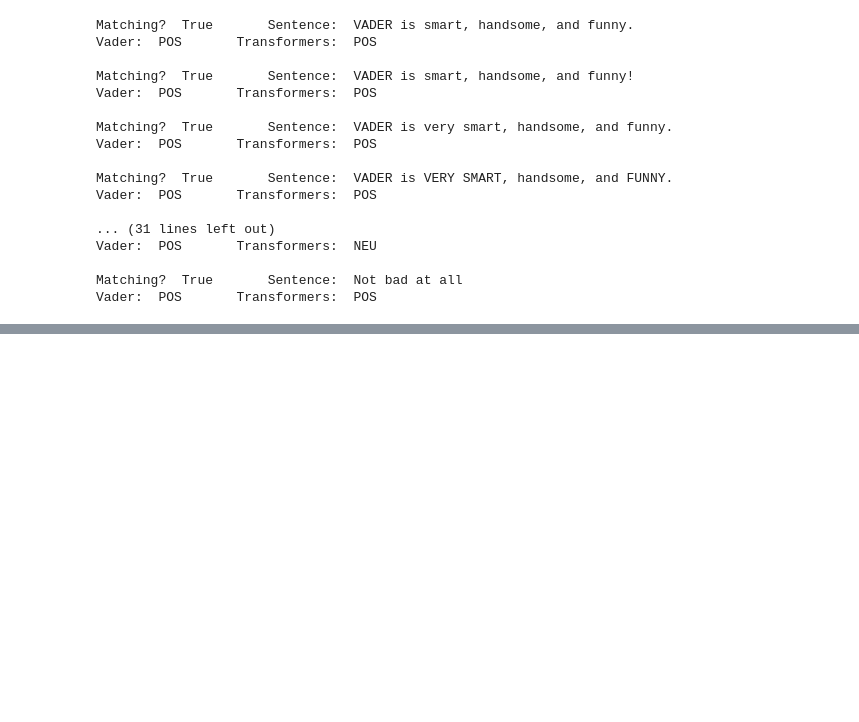
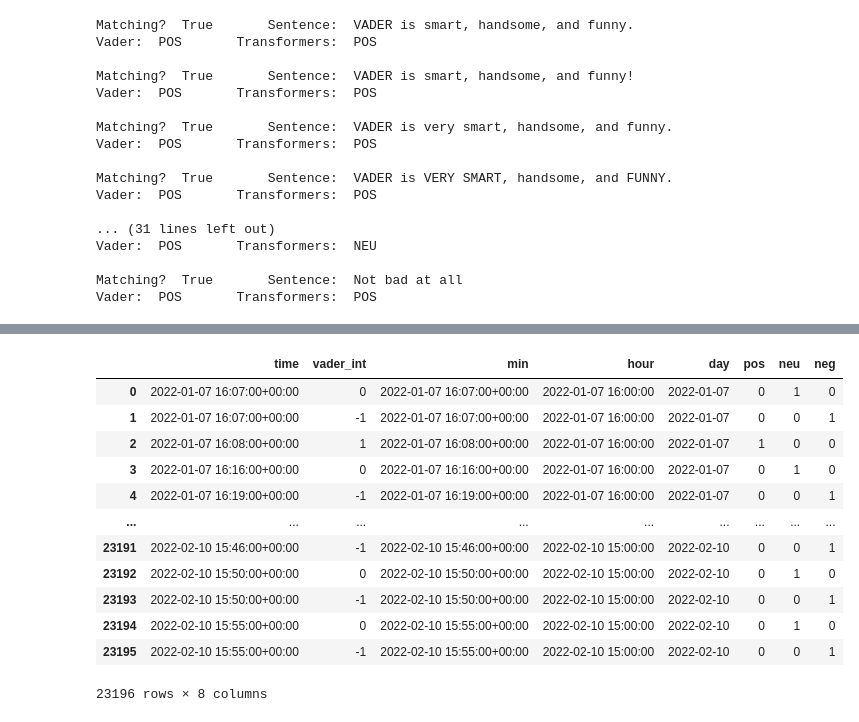
Before and after one commit to MGaulia/PD, a Jupyter notebook: 3 Sentiment.ipynb, the cells around one changed output, grey strips where cells are left out. Saved outputs shown, nothing was run; the diff lists cells and outputs as text; code cells hidden in the pictures; blank space fills up the shorter version.

```diff
--- a/3 Sentiment.ipynb
+++ b/3 Sentiment.ipynb
@@ -142,0 +220,16 @@ Vader:  POS       Transformers:  POS
+# %%
+tosum
+# %% [output]
+|  | time | vader_int | min | hour | day | pos | neu | neg |
+| 0 | 2022-01-07 16:07:00+00:00 | 0 | 2022-01-07 16:07:00+00:00 | 2022-01-07 16:00:00 | 2022-01-07 | 0 | 1 | 0 |
+| 1 | 2022-01-07 16:07:00+00:00 | -1 | 2022-01-07 16:07:00+00:00 | 2022-01-07 16:00:00 | 2022-01-07 | 0 | 0 | 1 |
+| 2 | 2022-01-07 16:08:00+00:00 | 1 | 2022-01-07 16:08:00+00:00 | 2022-01-07 16:00:00 | 2022-01-07 | 1 | 0 | 0 |
+| 3 | 2022-01-07 16:16:00+00:00 | 0 | 2022-01-07 16:16:00+00:00 | 2022-01-07 16:00:00 | 2022-01-07 | 0 | 1 | 0 |
+| 4 | 2022-01-07 16:19:00+00:00 | -1 | 2022-01-07 16:19:00+00:00 | 2022-01-07 16:00:00 | 2022-01-07 | 0 | 0 | 1 |
+| ... | ... | ... | ... | ... | ... | ... | ... | ... |
+| 23191 | 2022-02-10 15:46:00+00:00 | -1 | 2022-02-10 15:46:00+00:00 | 2022-02-10 15:00:00 | 2022-02-10 | 0 | 0 | 1 |
+| 23192 | 2022-02-10 15:50:00+00:00 | 0 | 2022-02-10 15:50:00+00:00 | 2022-02-10 15:00:00 | 2022-02-10 | 0 | 1 | 0 |
+| 23193 | 2022-02-10 15:50:00+00:00 | -1 | 2022-02-10 15:50:00+00:00 | 2022-02-10 15:00:00 | 2022-02-10 | 0 | 0 | 1 |
+| 23194 | 2022-02-10 15:55:00+00:00 | 0 | 2022-02-10 15:55:00+00:00 | 2022-02-10 15:00:00 | 2022-02-10 | 0 | 1 | 0 |
+| 23195 | 2022-02-10 15:55:00+00:00 | -1 | 2022-02-10 15:55:00+00:00 | 2022-02-10 15:00:00 | 2022-02-10 | 0 | 0 | 1 |
+23196 rows × 8 columns
```
Also changed, not shown: parts of 13 cells of this notebook.
